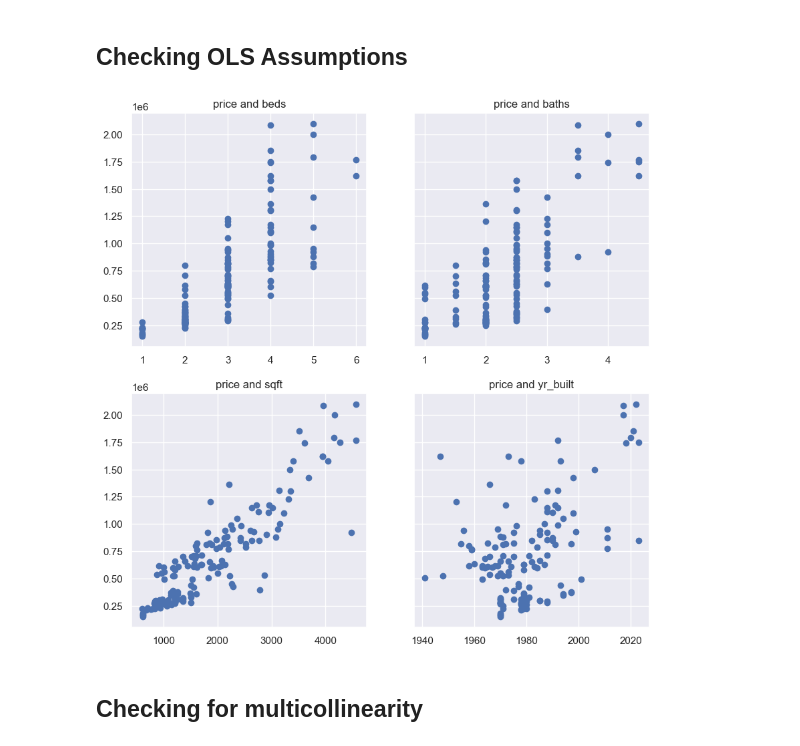
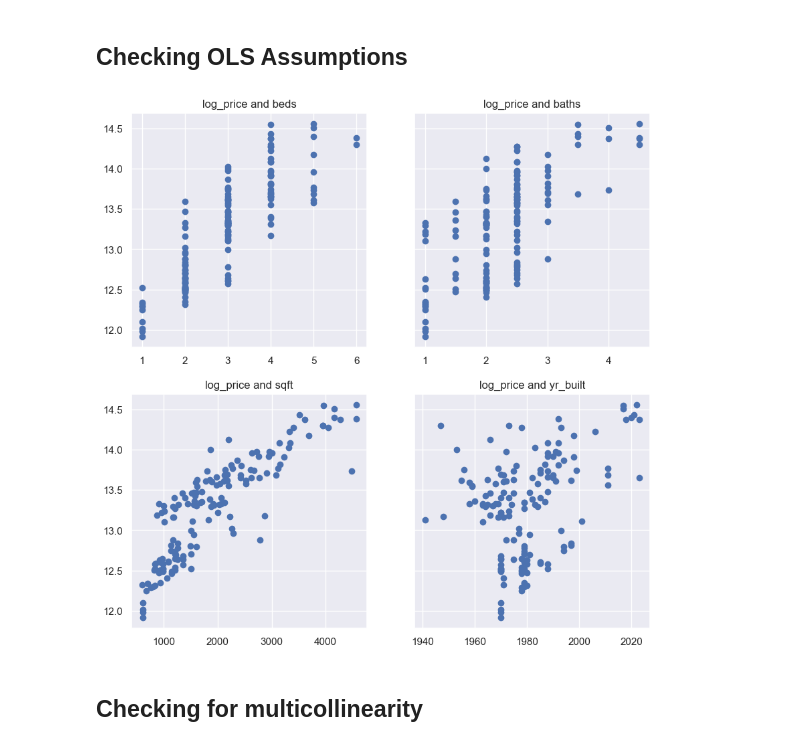
Before and after one commit to intileadam/housingprices, a Jupyter notebook: v2_mlr_home_log_price_.ipynb, the cells around one changed output. Cells and saved outputs as stored; diff of their text form; code cells hidden in the pictures.

```diff
--- a/v2_mlr_home_log_price_.ipynb
+++ b/v2_mlr_home_log_price_.ipynb
@@ -92,18 +92,18 @@ df.describe(include='all')
 ## Checking OLS Assumptions
 # %%
 f, [[ax1, ax2], [ax3, ax4]] = plt.subplots(2, 2, sharey=True, figsize=(10, 10))
-ax1.scatter(df['beds'], df['price'])
-ax1.set_title('price and beds')
-ax2.scatter(df['baths'], df['price'])
-ax2.set_title('price and baths')
-ax3.scatter(df['sqft'], df['price'])
-ax3.set_title('price and sqft')
-ax4.scatter(df['yr_built'], df['price'])
-ax4.set_title('price and yr_built')
+ax1.scatter(df['beds'], df['log_price'])
+ax1.set_title('log_price and beds')
+ax2.scatter(df['baths'], df['log_price'])
+ax2.set_title('log_price and baths')
+ax3.scatter(df['sqft'], df['log_price'])
+ax3.set_title('log_price and sqft')
+ax4.scatter(df['yr_built'], df['log_price'])
+ax4.set_title('log_price and yr_built')
 
 plt.show()
 # %% [output]
-[figure, old version]
+[figure, new version]
 # %% [markdown]
 ## Checking for multicollinearity
 # %%
```
Also changed, not shown: parts of 1 cell of this notebook, 22 other files.
